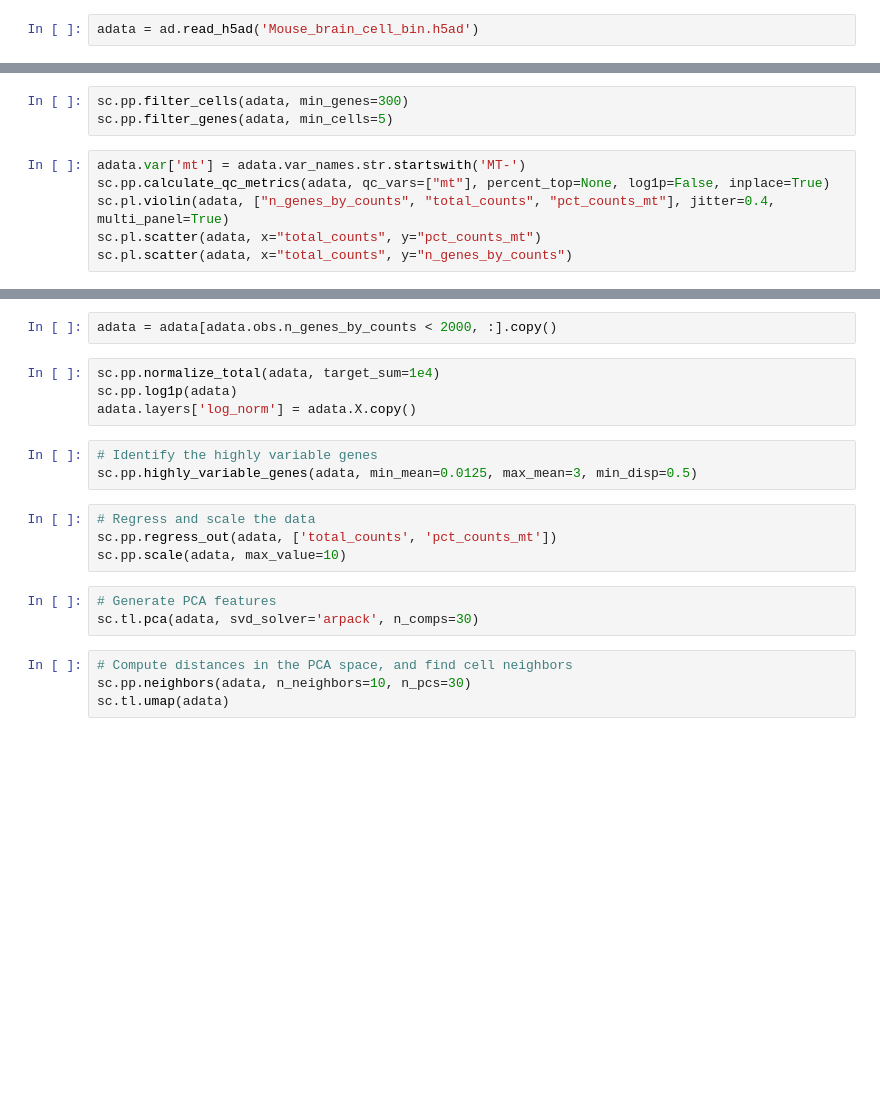
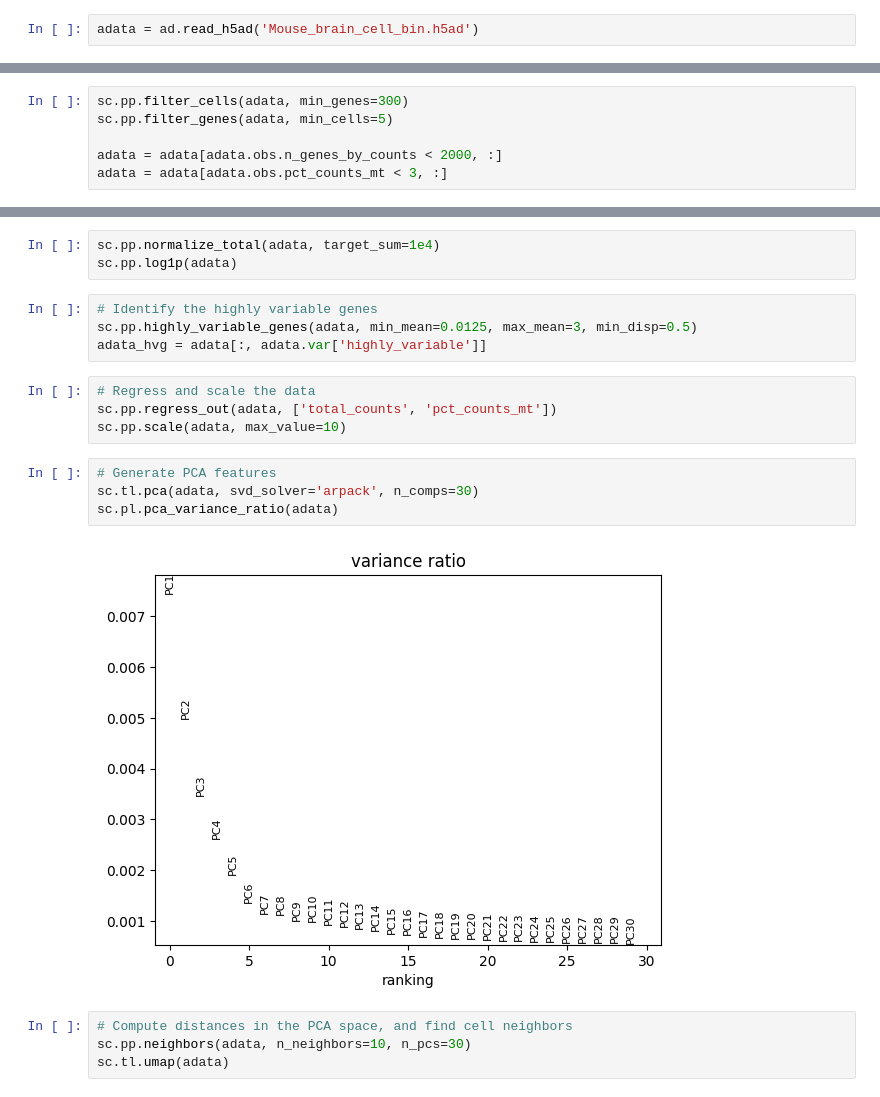
Before and after one commit to RixRasa/Genomics, a Jupyter notebook: BrainEmbryo.ipynb, the cells around one changed output, grey strips where cells are left out. Cells and saved outputs as stored; diff of their text form; blank space fills up the shorter version.

```diff
--- a/BrainEmbryo.ipynb
+++ b/BrainEmbryo.ipynb
@@ -19,9 +30,6 @@ adata = ad.read_h5ad('Mouse_brain_cell_bin.h5ad')
 # %%
 sc.pp.filter_cells(adata, min_genes=300)
 sc.pp.filter_genes(adata, min_cells=5)
+
+adata = adata[adata.obs.n_genes_by_counts < 2000, :]
+adata = adata[adata.obs.pct_counts_mt < 3, :]
-# %%
-adata.var['mt'] = adata.var_names.str.startswith('MT-')
-sc.pp.calculate_qc_metrics(adata, qc_vars=["mt"], percent_top=None, log1p=False, inplace=True)
-sc.pl.violin(adata, ["n_genes_by_counts", "total_counts", "pct_counts_mt"], jitter=0.4, multi_panel=True)
-sc.pl.scatter(adata, x="total_counts", y="pct_counts_mt")
-sc.pl.scatter(adata, x="total_counts", y="n_genes_by_counts")
@@ -32,12 +36,10 @@ sc.pl.scatter(adata, x="total_counts", y="n_genes_by_counts")
-# %%
-adata = adata[adata.obs.n_genes_by_counts < 2000, :].copy()
 # %%
 sc.pp.normalize_total(adata, target_sum=1e4)
 sc.pp.log1p(adata)
-adata.layers['log_norm'] = adata.X.copy()
 # %%
 # Identify the highly variable genes
 sc.pp.highly_variable_genes(adata, min_mean=0.0125, max_mean=3, min_disp=0.5)
+adata_hvg = adata[:, adata.var['highly_variable']]
 # %%
 # Regress and scale the data
 sc.pp.regress_out(adata, ['total_counts', 'pct_counts_mt'])
@@ -45,6 +47,9 @@ sc.pp.scale(adata, max_value=10)
 # %%
 # Generate PCA features
 sc.tl.pca(adata, svd_solver='arpack', n_comps=30)
+sc.pl.pca_variance_ratio(adata)
+# %% [output]
+[figure, added]
 # %%
 # Compute distances in the PCA space, and find cell neighbors
 sc.pp.neighbors(adata, n_neighbors=10, n_pcs=30)
```
Also changed, not shown: parts of 10 cells of this notebook, 2 other files.
